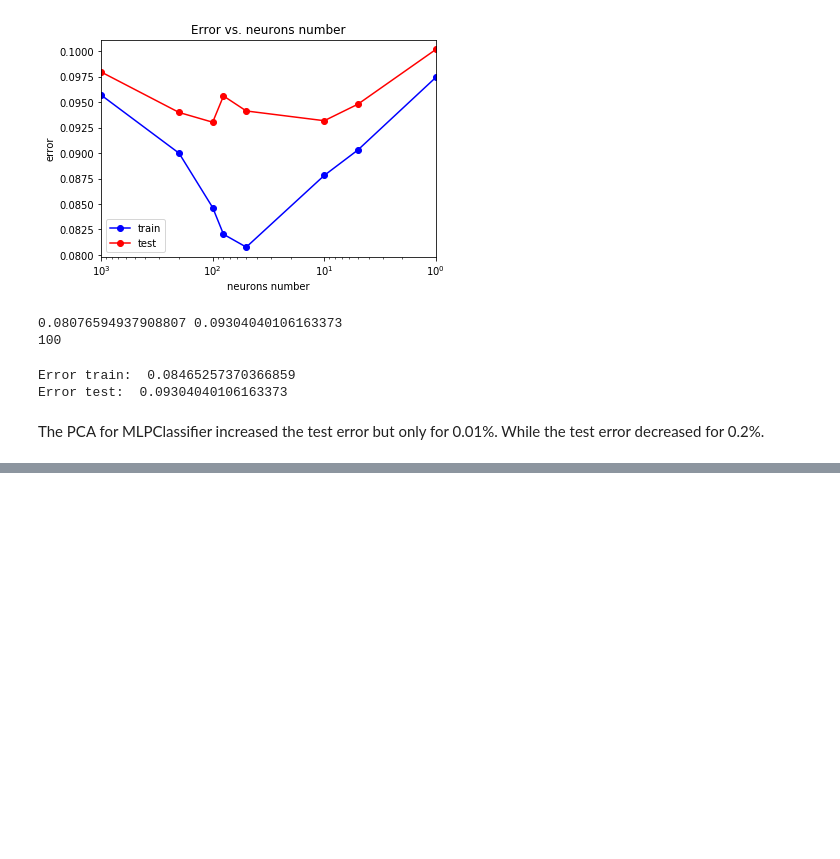
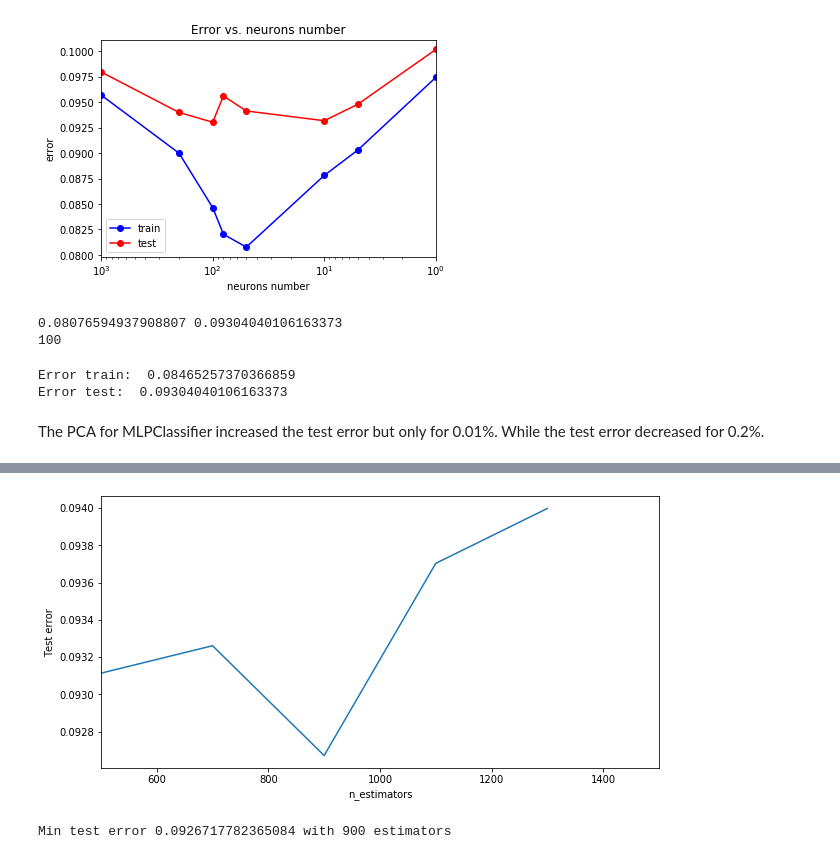
Before and after one commit to crush52/MachineLearning, a Jupyter notebook: bank_marketing.ipynb, the cells around one changed output, grey strips where cells are left out. Drawn from its saved outputs; the diff is of its cells as text; code cells hidden in the pictures; blank space fills up the shorter version.

```diff
--- a/bank_marketing.ipynb
+++ b/bank_marketing.ipynb
@@ -933,0 +1048,11 @@ The PCA for MLPClassifier increased the test error but only for 0.01%. While the
+# %%
+plt.figure(figsize=(10,5))
+plt.plot(range(500, 1500, 200), test_error, label='Gradient Boosting Trees')
+plt.xlim(500, 1500)
+plt.xlabel("n_estimators")
+plt.ylabel("Test error")
+plt.show()
+print('Min test error {} with {} estimators'.format(np.min(test_error), estimators[np.argmin(test_error)]))
+# %% [output]
+[figure, added]
+Min test error 0.0926717782365084 with 900 estimators
```
Also changed, not shown: parts of 14 cells of this notebook.
